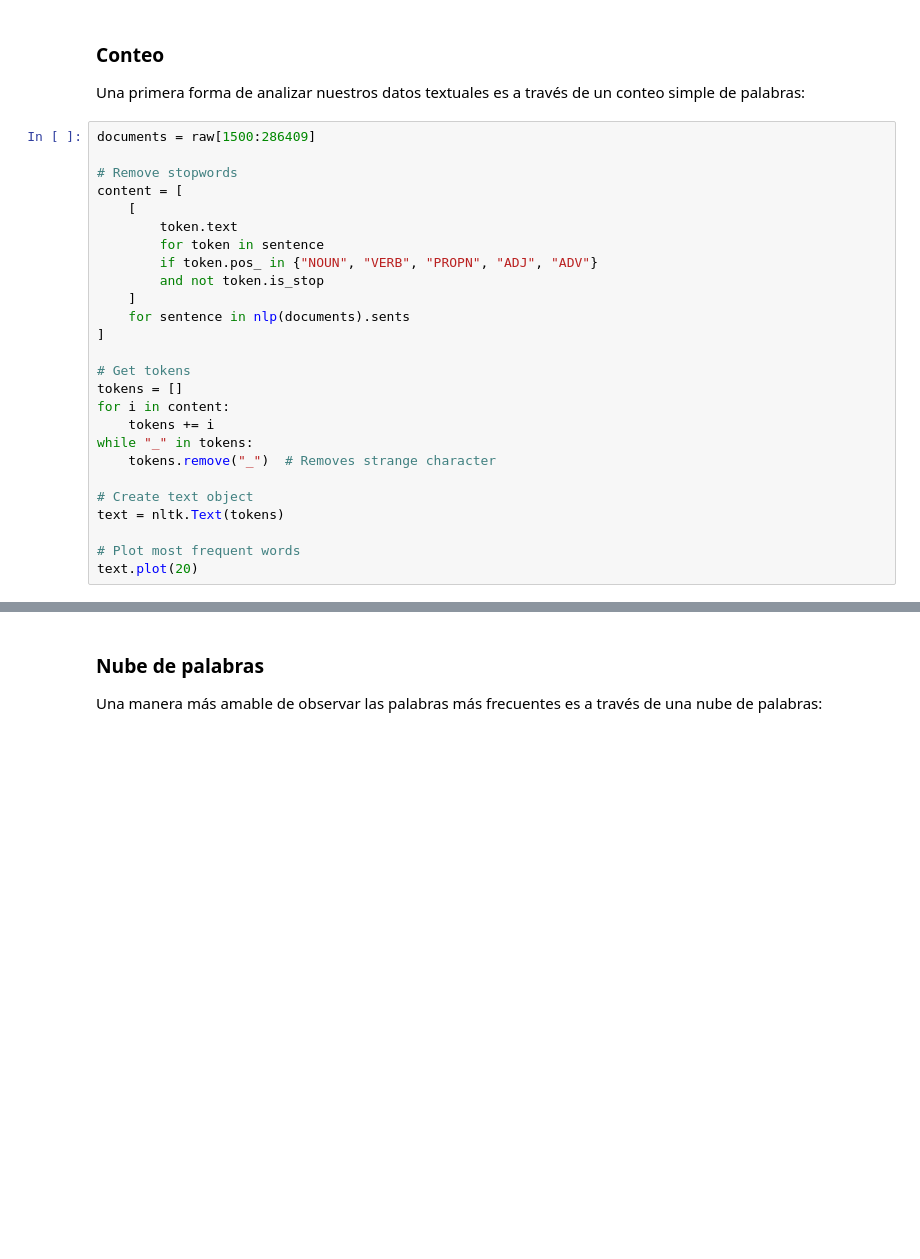
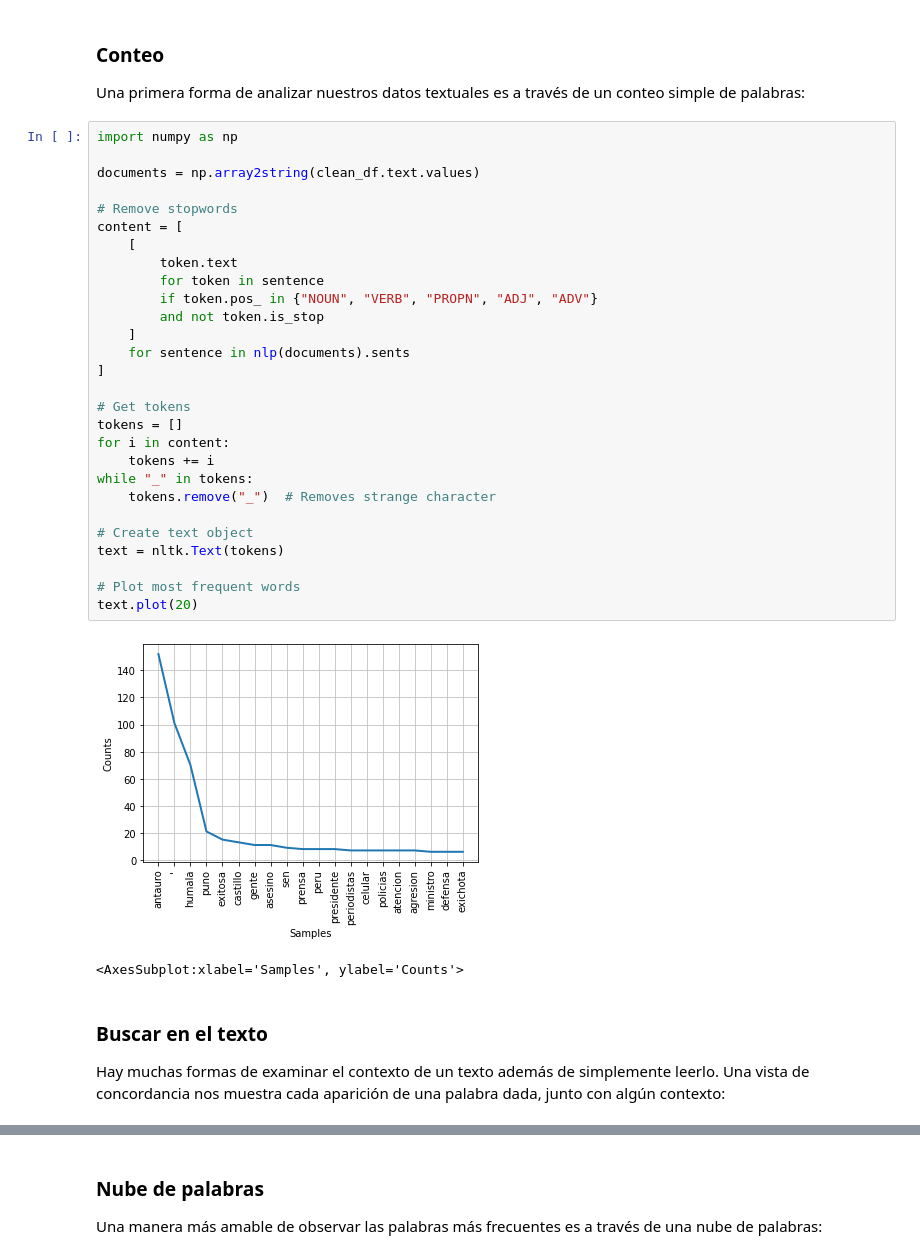
Before and after one commit to renatoparedes/IntroPythonInvestigacionPsicologia, a Jupyter notebook: Extra/AnálisisTextualConSpacyYNLTK.ipynb, the cells around one changed output, grey strips where cells are left out. Saved outputs shown, nothing was run; the diff lists cells and outputs as text; blank space fills up the shorter version.

```diff
--- a/Extra/AnálisisTextualConSpacyYNLTK.ipynb
+++ b/Extra/AnálisisTextualConSpacyYNLTK.ipynb
@@ -321,28 +324,37 @@ Si tienes tiempo, te invito a revisar formas avanzadas (premium) de realizar bú
 
 Una primera forma de analizar nuestros datos textuales es a través de un conteo simple de palabras:
 # %%
-documents = raw[1500:286409]
+import numpy as np
+
+documents = np.array2string(clean_df.text.values)
 
 # Remove stopwords
 content = [
     [
         token.text
         for token in sentence
         if token.pos_ in {"NOUN", "VERB", "PROPN", "ADJ", "ADV"}
         and not token.is_stop
     ]
     for sentence in nlp(documents).sents
 ]
 
 # Get tokens
 tokens = []
 for i in content:
     tokens += i
 while "_" in tokens:
     tokens.remove("_")  # Removes strange character
 
 # Create text object
 text = nltk.Text(tokens)
 
 # Plot most frequent words
 text.plot(20)
+# %% [output]
+[figure, added]
+<AxesSubplot:xlabel='Samples', ylabel='Counts'>
+# %% [markdown]
+### Buscar en el texto
+
+Hay muchas formas de examinar el contexto de un texto además de simplemente leerlo. Una vista de concordancia nos muestra cada aparición de una palabra dada, junto con algún contexto:
```
Also changed, not shown: parts of 12 cells of this notebook, 2 other files.
